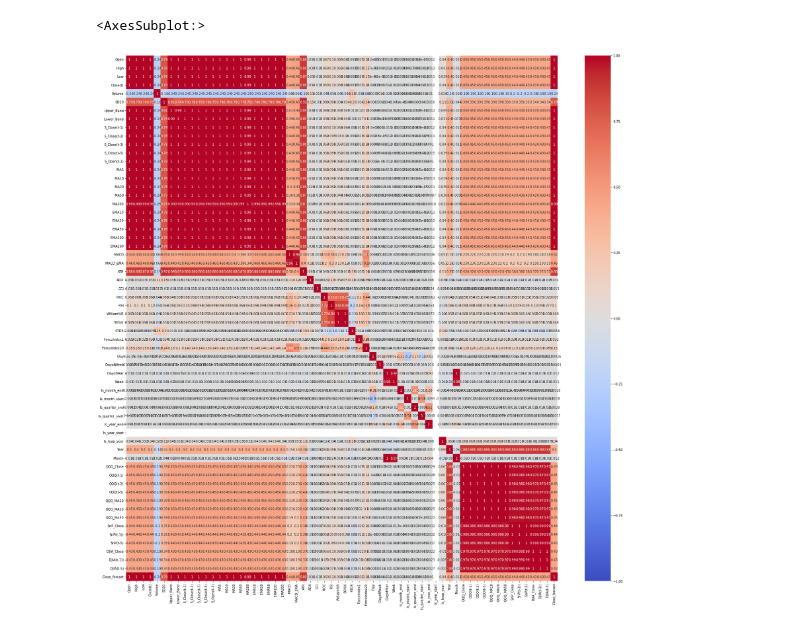
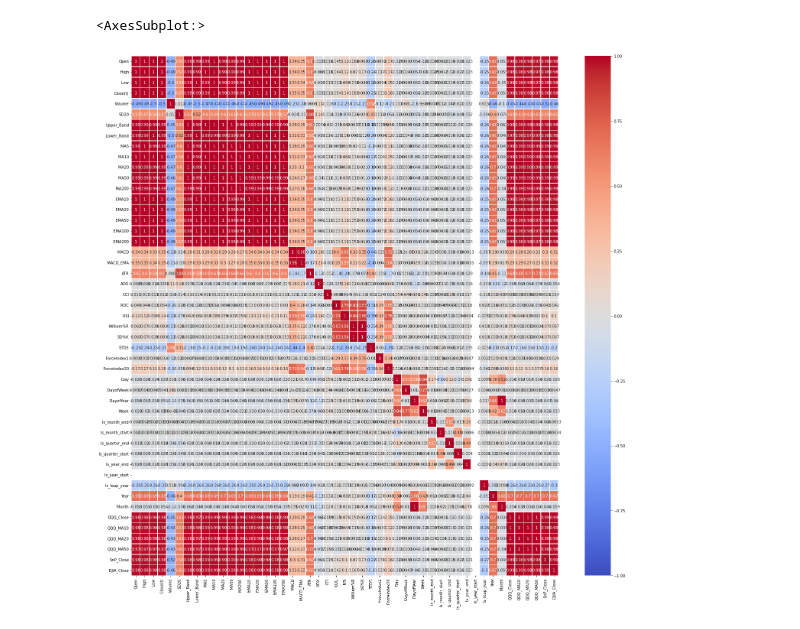
Before and after one commit to nikovacs/ML_Final_Project, a Jupyter notebook: stock_price_predictions.ipynb, the cells around one changed output. Cells and saved outputs as stored; diff of their text form; code cells hidden in the pictures.

```diff
--- a/stock_price_predictions.ipynb
+++ b/stock_price_predictions.ipynb
@@ -67,0 +144,13 @@ data.shape
+# %%
+train_copy.drop(columns=train_copy.filter(like="S_Close(t-").columns, inplace=True)
+train_copy.drop(columns=train_copy.filter(like="S_Open(t-").columns, inplace=True)
+train_copy.drop(columns=train_copy.filter(like="QQQ(t-").columns, inplace=True)
+train_copy.drop(columns=train_copy.filter(like="SnP(t-").columns, inplace=True)
+train_copy.drop(columns=train_copy.filter(like="DJIA(t-").columns, inplace=True)
+train_copy.drop(columns=train_copy.filter(like="Date").columns, inplace=True)
+train_copy.drop(columns=train_copy.filter(like="Close_forcast").columns, inplace=True)
+# %%
+# iterative over the columns
+for col in train_copy.columns:
+    # scale the column
+    train_copy[col] = MinMaxScaler().fit_transform(train_copy[col].values.reshape(-1, 1))
@@ -67,0 +161,6 @@ data.shape
+# %%
+# impute missing values with iterative imputer
+imp = SimpleImputer()
+index = train_copy.index
+cols = train_copy.columns
+train_copy = pd.DataFrame(imp.fit_transform(train_copy), index=index, columns=cols)
@@ -67,0 +184,10 @@ data.shape
+# %%
+explore_data = None
+for col in train_copy.filter(like="AMZN").columns:
+    col = col[5:]
+    temp_df = train_copy.filter(like=col).mean(axis=1)
+    temp_df = pd.DataFrame(temp_df, columns=[col])
+    if explore_data is None:
+        explore_data = temp_df
+    else:
+        explore_data = explore_data.join(temp_df)
@@ -116,7 +256,7 @@ data
 # %%
-# scatter matrix
-plt.figure(figsize=(30,30))
-sns.heatmap(data.corr(), annot=True, vmin=-1, vmax=1, cmap='coolwarm')
+# sns heatmap
+plt.figure(figsize=(25, 25))
+sns.heatmap(explore_data.corr(), vmin=-1, vmax=1, annot=True, cmap='coolwarm', linewidths=0.5)
 # %% [output]
 <AxesSubplot:>
-[figure, old version]
+[figure, new version]
```
Also changed, not shown: parts of 17 cells of this notebook.
